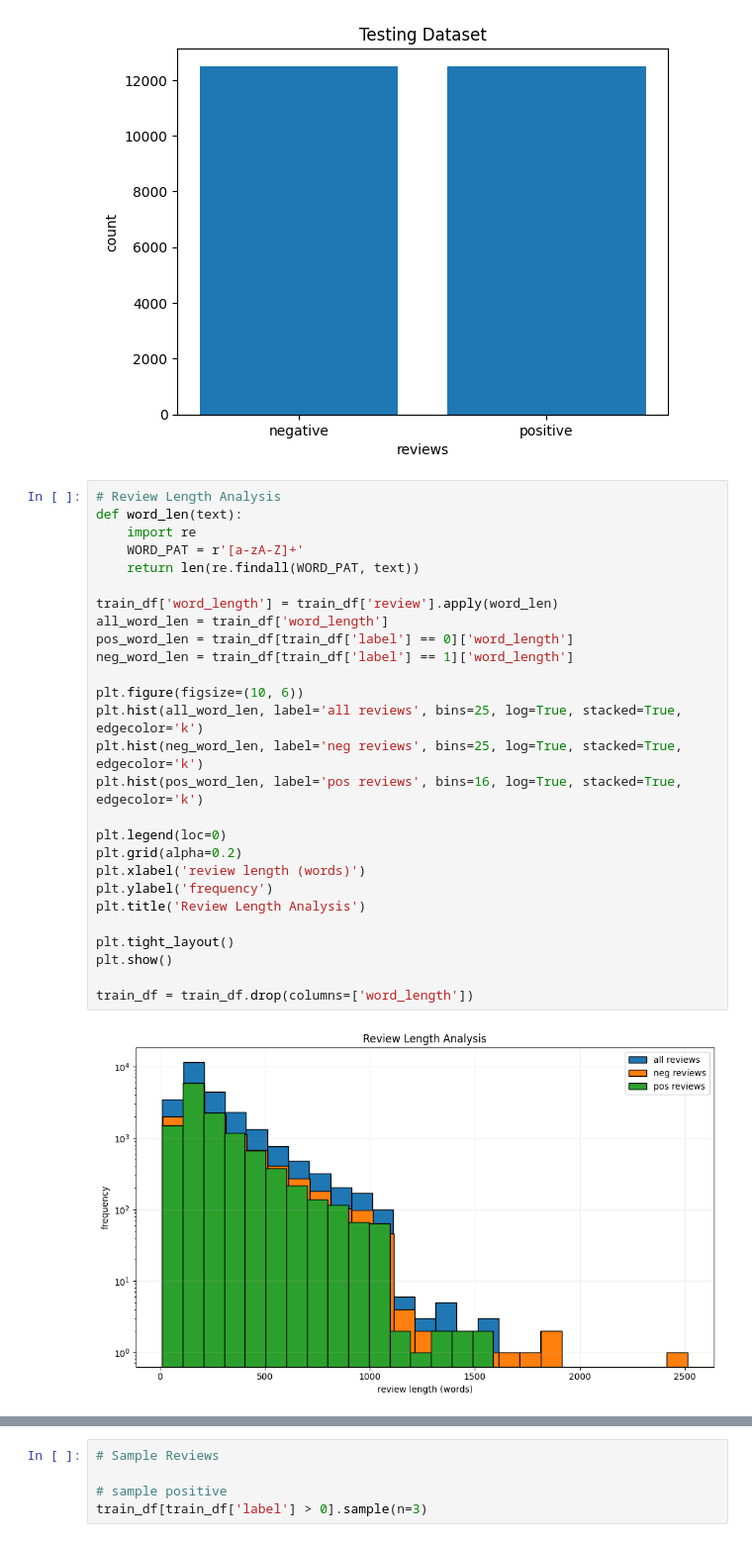
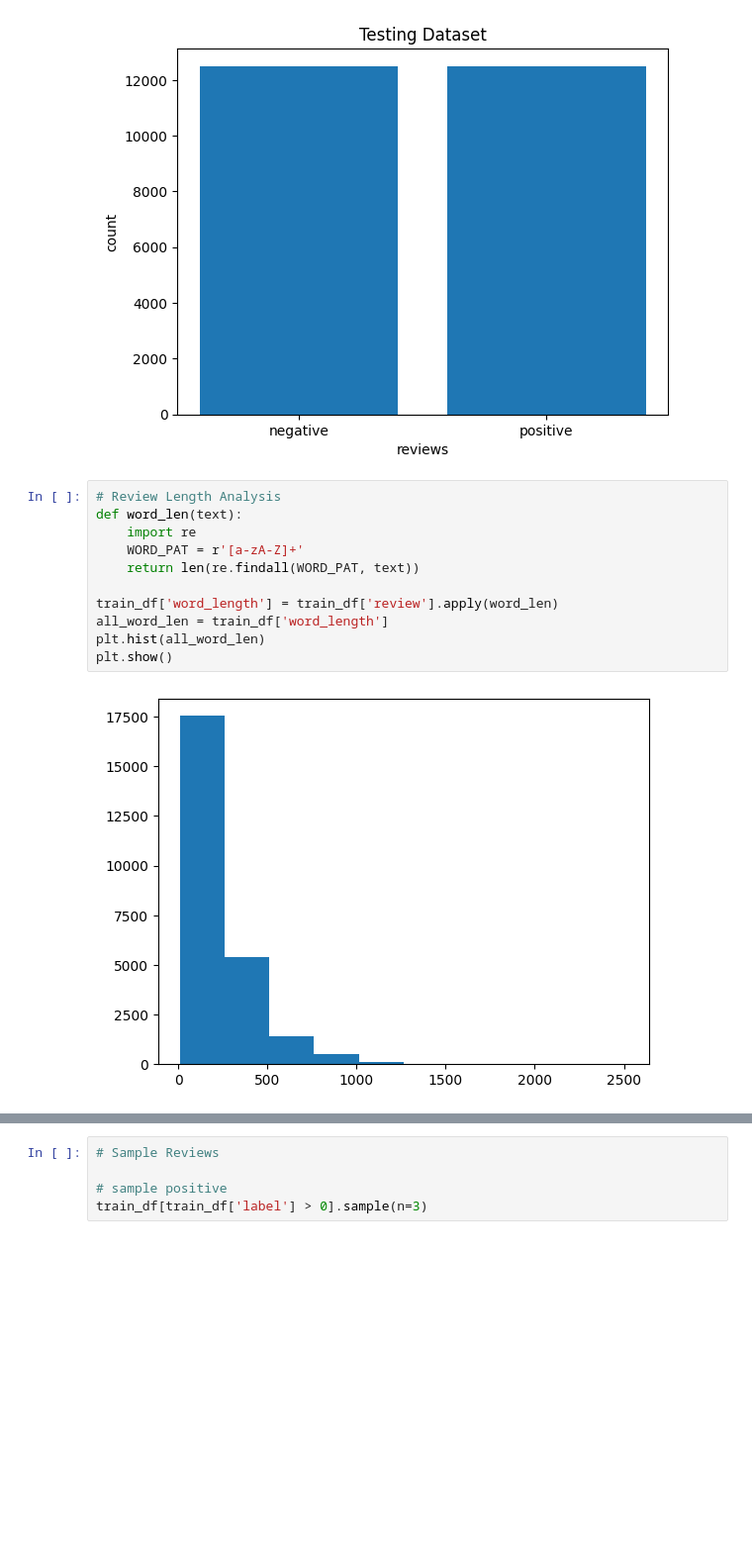
Before and after one commit to almacro/udacity-sentiment-analysis, a Jupyter notebook: Project/SentimentScope.ipynb, the cells around one changed output, grey strips where cells are left out. Shown at 99% size. Saved outputs shown, nothing was run; the diff lists cells and outputs as text; blank space fills up the shorter version.

```diff
--- a/Project/SentimentScope.ipynb
+++ b/Project/SentimentScope.ipynb
@@ -316,29 +316,13 @@ plt.show()
 # %%
 # Review Length Analysis
 def word_len(text):
     import re
     WORD_PAT = r'[a-zA-Z]+'
     return len(re.findall(WORD_PAT, text))
 
 train_df['word_length'] = train_df['review'].apply(word_len)
 all_word_len = train_df['word_length']
-pos_word_len = train_df[train_df['label'] == 0]['word_length']
-neg_word_len = train_df[train_df['label'] == 1]['word_length']
-
-plt.figure(figsize=(10, 6))
-plt.hist(all_word_len, label='all reviews', bins=25, log=True, stacked=True, edgecolor='k')
-plt.hist(neg_word_len, label='neg reviews', bins=25, log=True, stacked=True, edgecolor='k')
-plt.hist(pos_word_len, label='pos reviews', bins=16, log=True, stacked=True, edgecolor='k')
-
-plt.legend(loc=0)
-plt.grid(alpha=0.2)
-plt.xlabel('review length (words)')
-plt.ylabel('frequency')
-plt.title('Review Length Analysis')
-
-plt.tight_layout()
+plt.hist(all_word_len)
 plt.show()
-
-train_df = train_df.drop(columns=['word_length'])
 # %% [output]
-[figure, old version]
+[figure, new version]
```
Also changed, not shown: parts of 7 cells of this notebook.
